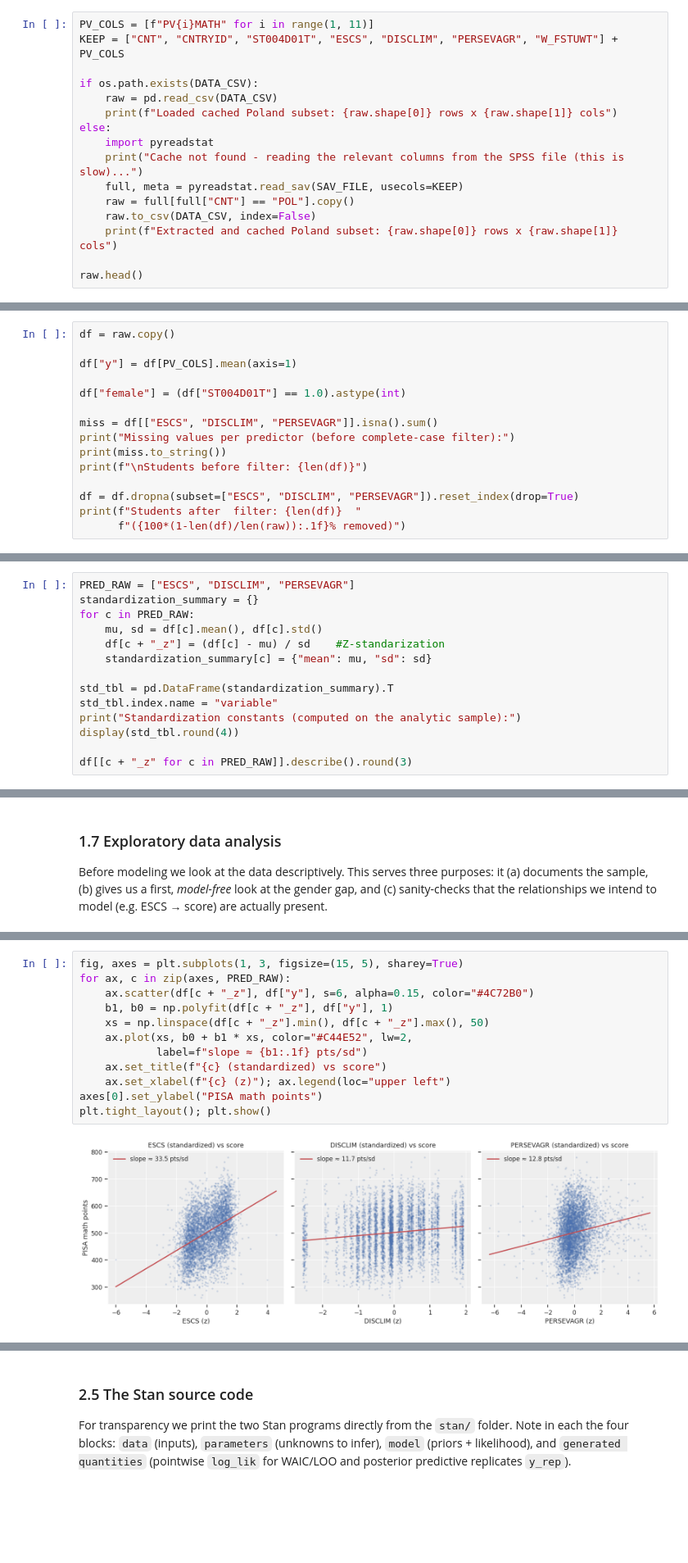
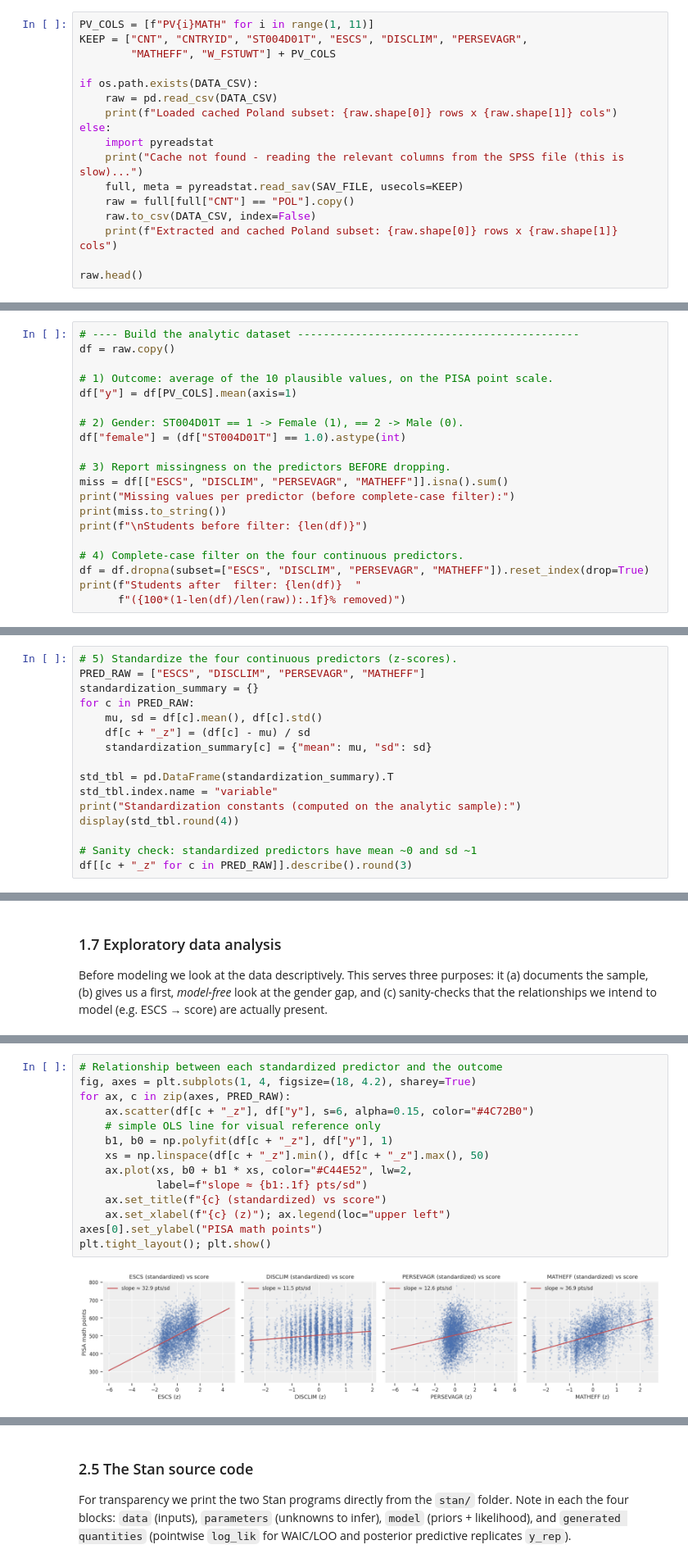
Before and after one commit to Mateusz1402/PISA2022_Bayesian_Gender_Gap, a Jupyter notebook: notebook/PISA2022_Bayesian_Gender_Gap.ipynb, the cells around one changed output, grey strips where cells are left out. Shown at 82% size. Drawn from its saved outputs; the diff is of its cells as text; blank space fills up the shorter version.

```diff
--- a/notebook/PISA2022_Bayesian_Gender_Gap.ipynb
+++ b/notebook/PISA2022_Bayesian_Gender_Gap.ipynb
@@ -171,7 +218,8 @@ directly from the original 2 GB SPSS file using `pyreadstat` and writes the cach
 the result is identical.
 # %%
 PV_COLS = [f"PV{i}MATH" for i in range(1, 11)]
-KEEP = ["CNT", "CNTRYID", "ST004D01T", "ESCS", "DISCLIM", "PERSEVAGR", "W_FSTUWT"] + PV_COLS
+KEEP = ["CNT", "CNTRYID", "ST004D01T", "ESCS", "DISCLIM", "PERSEVAGR",
+        "MATHEFF", "W_FSTUWT"] + PV_COLS
 
 if os.path.exists(DATA_CSV):
     raw = pd.read_csv(DATA_CSV)
@@ -196,16 +244,21 @@ Loaded cached Poland subset: 6011 rows x 17 cols
 # %%
+# ---- Build the analytic dataset --------------------------------------------
 df = raw.copy()
 
+# 1) Outcome: average of the 10 plausible values, on the PISA point scale.
 df["y"] = df[PV_COLS].mean(axis=1)
 
+# 2) Gender: ST004D01T == 1 -> Female (1), == 2 -> Male (0).
 df["female"] = (df["ST004D01T"] == 1.0).astype(int)
 
-miss = df[["ESCS", "DISCLIM", "PERSEVAGR"]].isna().sum()
+# 3) Report missingness on the predictors BEFORE dropping.
+miss = df[["ESCS", "DISCLIM", "PERSEVAGR", "MATHEFF"]].isna().sum()
 print("Missing values per predictor (before complete-case filter):")
 print(miss.to_string())
 print(f"\nStudents before filter: {len(df)}")
 
-df = df.dropna(subset=["ESCS", "DISCLIM", "PERSEVAGR"]).reset_index(drop=True)
+# 4) Complete-case filter on the four continuous predictors.
+df = df.dropna(subset=["ESCS", "DISCLIM", "PERSEVAGR", "MATHEFF"]).reset_index(drop=True)
 print(f"Students after  filter: {len(df)}  "
       f"({100*(1-len(df)/len(raw)):.1f}% removed)")
 # %% [output]
@@ -219,9 +273,10 @@ Students after  filter: 5414  (9.9% removed)
 # %%
-PRED_RAW = ["ESCS", "DISCLIM", "PERSEVAGR"]
+# 5) Standardize the four continuous predictors (z-scores).
+PRED_RAW = ["ESCS", "DISCLIM", "PERSEVAGR", "MATHEFF"]
 standardization_summary = {}
 for c in PRED_RAW:
     mu, sd = df[c].mean(), df[c].std()
-    df[c + "_z"] = (df[c] - mu) / sd    #Z-standarization
+    df[c + "_z"] = (df[c] - mu) / sd
     standardization_summary[c] = {"mean": mu, "sd": sd}
 
 std_tbl = pd.DataFrame(standardization_summary).T
@@ -229,6 +284,7 @@ std_tbl.index.name = "variable"
 print("Standardization constants (computed on the analytic sample):")
 display(std_tbl.round(4))
 
+# Sanity check: standardized predictors have mean ~0 and sd ~1
 df[[c + "_z" for c in PRED_RAW]].describe().round(3)
 # %% [output]
 Standardization constants (computed on the analytic sample):
@@ -307,15 +363,17 @@ plt.tight_layout(); plt.show()
 # %%
-fig, axes = plt.subplots(1, 3, figsize=(15, 5), sharey=True)
+# Relationship between each standardized predictor and the outcome
+fig, axes = plt.subplots(1, 4, figsize=(18, 4.2), sharey=True)
 for ax, c in zip(axes, PRED_RAW):
     ax.scatter(df[c + "_z"], df["y"], s=6, alpha=0.15, color="#4C72B0")
+    # simple OLS line for visual reference only
     b1, b0 = np.polyfit(df[c + "_z"], df["y"], 1)
     xs = np.linspace(df[c + "_z"].min(), df[c + "_z"].max(), 50)
     ax.plot(xs, b0 + b1 * xs, color="#C44E52", lw=2,
             label=f"slope ≈ {b1:.1f} pts/sd")
     ax.set_title(f"{c} (standardized) vs score")
     ax.set_xlabel(f"{c} (z)"); ax.legend(loc="upper left")
 axes[0].set_ylabel("PISA math points")
 plt.tight_layout(); plt.show()
 # %% [output]
-[figure, old version]
+[figure, new version]
 # %%
```
Also changed, not shown: parts of 58 cells of this notebook, 7 other files.
